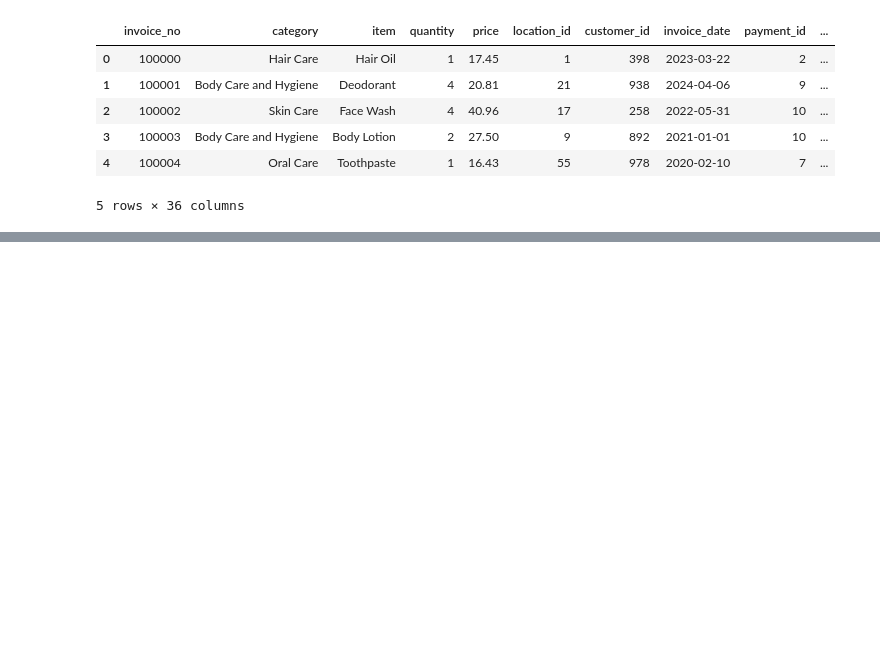
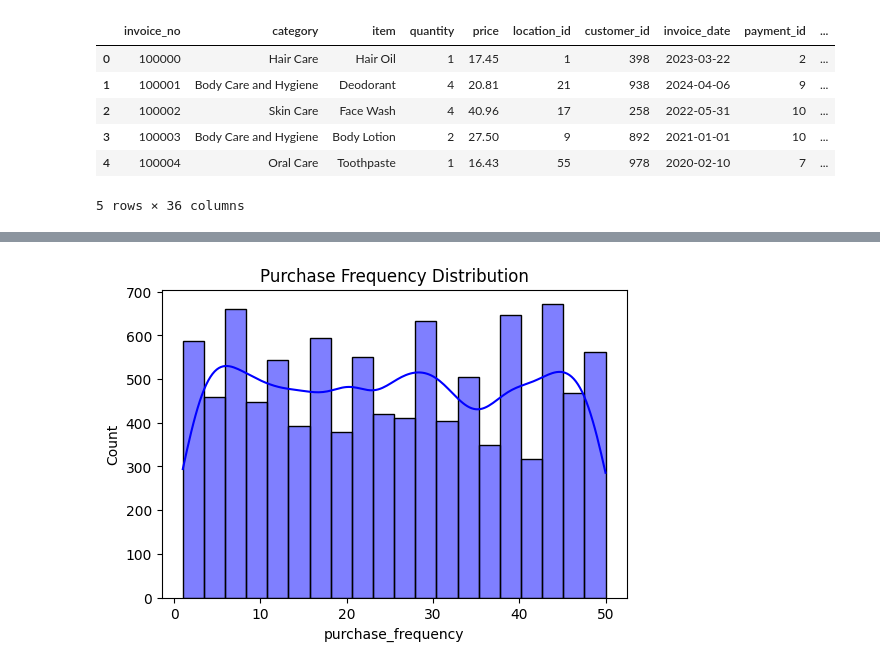
Before and after one commit to SobiaNoorAI/E-Commerce-Customer-Churn-Prediction, a Jupyter notebook: notebooks/Fact_Customer_Table.ipynb, the cells around one changed output, grey strips where cells are left out. Saved outputs shown, nothing was run; the diff lists cells and outputs as text; code cells hidden in the pictures; blank space fills up the shorter version.

```diff
--- a/notebooks/Fact_Customer_Table.ipynb
+++ b/notebooks/Fact_Customer_Table.ipynb
@@ -167,3 +327,11 @@ dataset.head()
+# %%
+# Purchase Frequency Distribution
+plt.figure(figsize=(6,4))
+sns.histplot(clean_dataset["purchase_frequency"], bins=20, kde=True, color="blue")
+plt.title("Purchase Frequency Distribution")
+plt.show()
+# %% [output]
+[figure, added]
 # %%
 # Example: Join customers and orders on 'customer_id'
 merged_df1 = pd.merge(df4, df3, on="payment_id", how="inner")  # Inner Join
```
Also changed, not shown: parts of 25 cells of this notebook, 1 other file.
